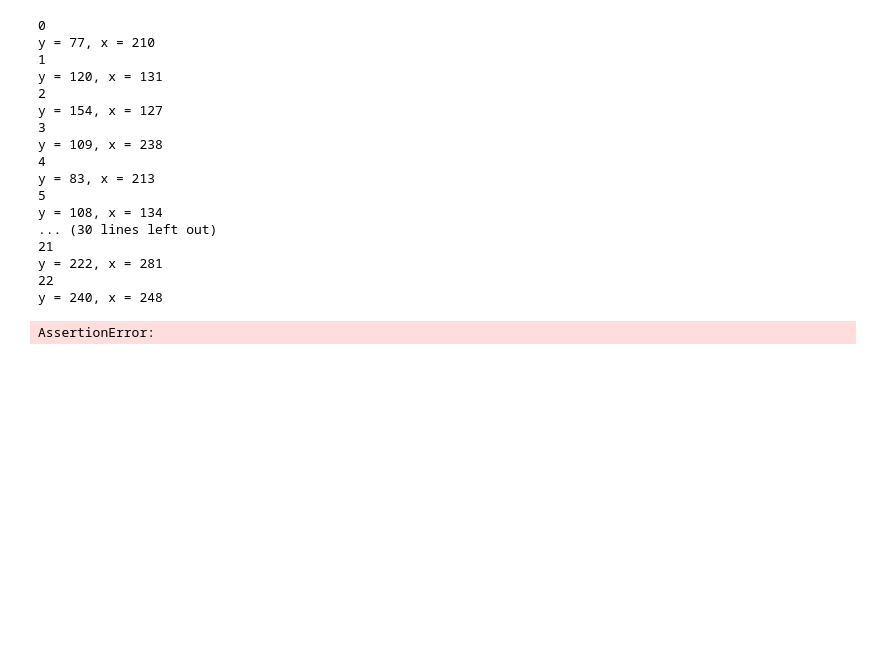
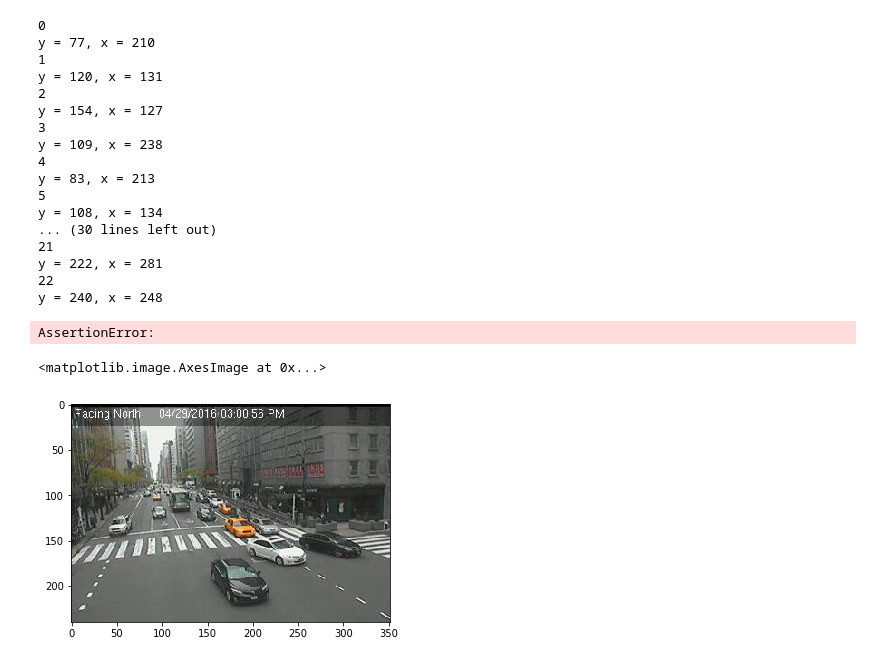
Before and after one commit to MartinMa28/vehicle_counting, a Jupyter notebook: notebooks/density_map_generation_test.ipynb, the cells around one changed output. Drawn from its saved outputs; the diff is of its cells as text; code cells hidden in the pictures; blank space fills up the shorter version.

```diff
--- a/notebooks/density_map_generation_test.ipynb
+++ b/notebooks/density_map_generation_test.ipynb
@@ -79,3 +80,10 @@ dm = np.load('../CityCam/bigbus/bigbus-403/000103_dm.npy')
+# %%
+img = Image.open(('../CityCam/551/551-20160429-15/000029.jpg'))
+# %%
+plt.imshow(img)
+# %% [output]
+<matplotlib.image.AxesImage at 0x...>
+[figure, added]
 # %%
 plt.imshow(dm)
 # %% [output]
```
Also changed, not shown: parts of 3 cells of this notebook, 2 other files.
